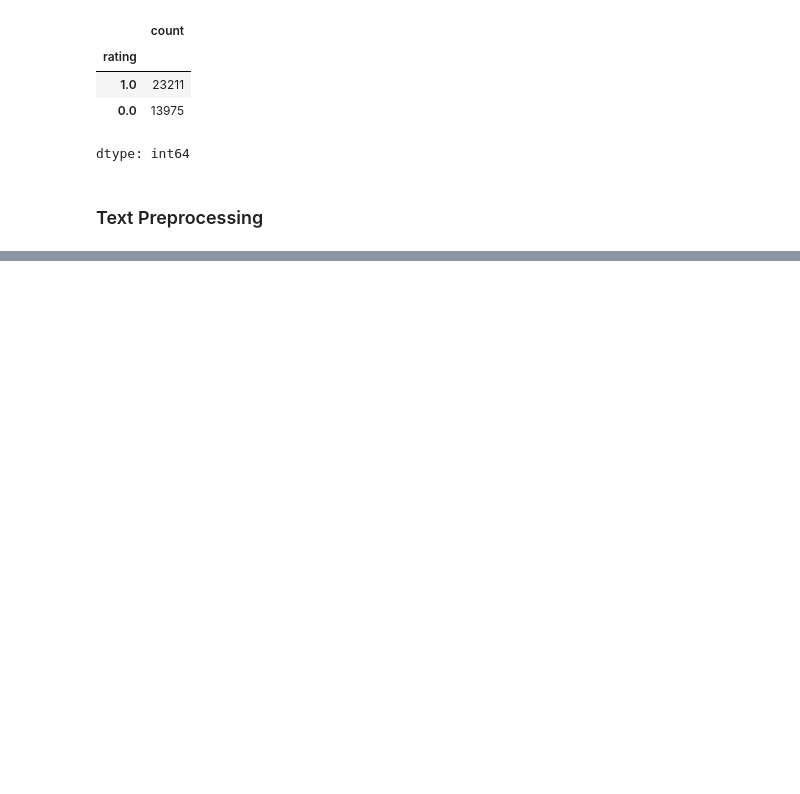
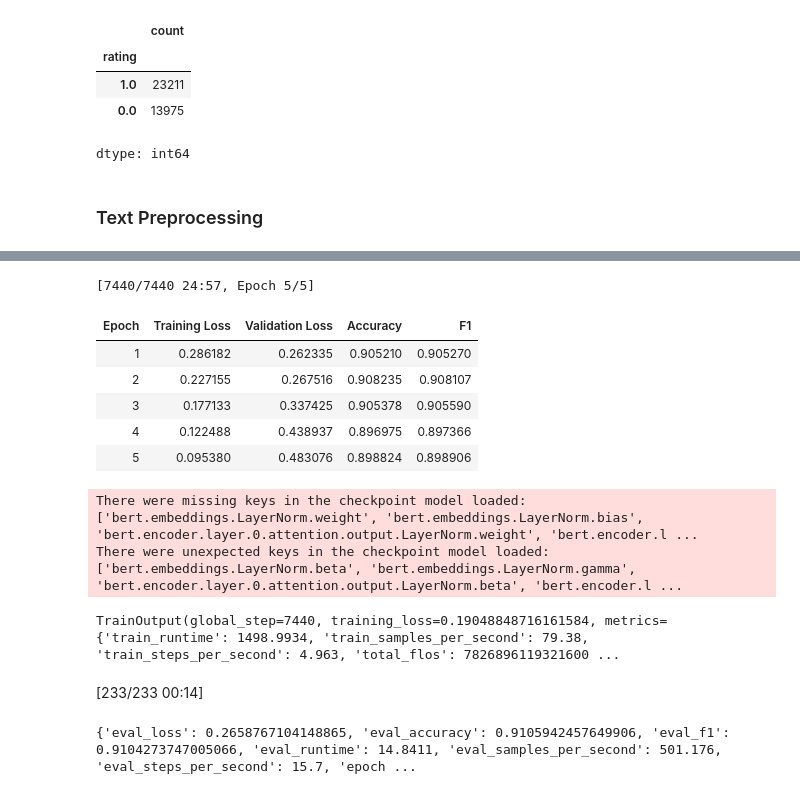
Before and after one commit to omar-ahmed-mohamed/Egyptian-Arabic-Sentiment-Analysis-App, a Jupyter notebook: Arabic Egypt Customer Reviews.ipynb, the cells around one changed output, grey strips where cells are left out. Drawn from its saved outputs; the diff is of its cells as text; code cells hidden in the pictures; blank space fills up the shorter version.

Commit message:
train model MARBERTv2

```diff
--- a/Arabic Egypt Customer Reviews.ipynb
+++ b/Arabic Egypt Customer Reviews.ipynb
@@ -98,0 +149,54 @@ df['text'] = df['text'].apply(preprocess_for_transformer)
+# %%
+train_dataset = train_dataset.map(tokenize_function, batched=True)
+val_dataset = val_dataset.map(tokenize_function, batched=True)
+test_dataset = test_dataset.map(tokenize_function, batched=True)
+# %%
+training_args = TrainingArguments(
+    output_dir="./marbert_sentiment",
+    num_train_epochs=5,
+    per_device_train_batch_size=16,
+    per_device_eval_batch_size=32,
+    warmup_steps=762,
+    learning_rate=3e-5,
+    eval_strategy="epoch",
+    save_strategy="epoch",
+    load_best_model_at_end=True,
+    metric_for_best_model="f1",
+    greater_is_better=True,
+    fp16=True,
+    report_to="none"
+)
+# %%
+def compute_metrics(eval_pred):
+    predictions, labels = eval_pred
+    predictions = predictions.argmax(axis=1)
+    acc = accuracy_score(labels, predictions)
+    f1 = f1_score(labels, predictions, average='weighted')
+    return {"accuracy": acc, "f1": f1}
+# %%
+trainer = Trainer(
+    model=model,
+    args=training_args,
+    train_dataset=train_dataset,
+    eval_dataset=val_dataset,
+    compute_metrics=compute_metrics
+)
+# %%
+trainer.train()
+# %% [output]
+[7440/7440 24:57, Epoch 5/5]
+| Epoch | Training Loss | Validation Loss | Accuracy | F1 |
+| 1 | 0.286182 | 0.262335 | 0.905210 | 0.905270 |
+| 2 | 0.227155 | 0.267516 | 0.908235 | 0.908107 |
+| 3 | 0.177133 | 0.337425 | 0.905378 | 0.905590 |
+| 4 | 0.122488 | 0.438937 | 0.896975 | 0.897366 |
+| 5 | 0.095380 | 0.483076 | 0.898824 | 0.898906 |
+There were missing keys in the checkpoint model loaded: ['bert.embeddings.LayerNorm.weight', 'bert.embeddings.LayerNorm.bias', 'bert.encoder.layer.0.attention.output.LayerNorm.weight', 'bert.encoder.l ...
+There were unexpected keys in the checkpoint model loaded: ['bert.embeddings.LayerNorm.beta', 'bert.embeddings.LayerNorm.gamma', 'bert.encoder.layer.0.attention.output.LayerNorm.beta', 'bert.encoder.l ...
+TrainOutput(global_step=7440, training_loss=0.19048848716161584, metrics={'train_runtime': 1498.9934, 'train_samples_per_second': 79.38, 'train_steps_per_second': 4.963, 'total_flos': 7826896119321600 ...
+# %%
+results = trainer.evaluate(test_dataset)
+print(results)
+# %% [output]
+[233/233 00:14]
+{'eval_loss': 0.2658767104148865, 'eval_accuracy': 0.9105942457649906, 'eval_f1': 0.9104273747005066, 'eval_runtime': 14.8411, 'eval_samples_per_second': 501.176, 'eval_steps_per_second': 15.7, 'epoch ...
```
Also changed, not shown: parts of 13 cells of this notebook.
